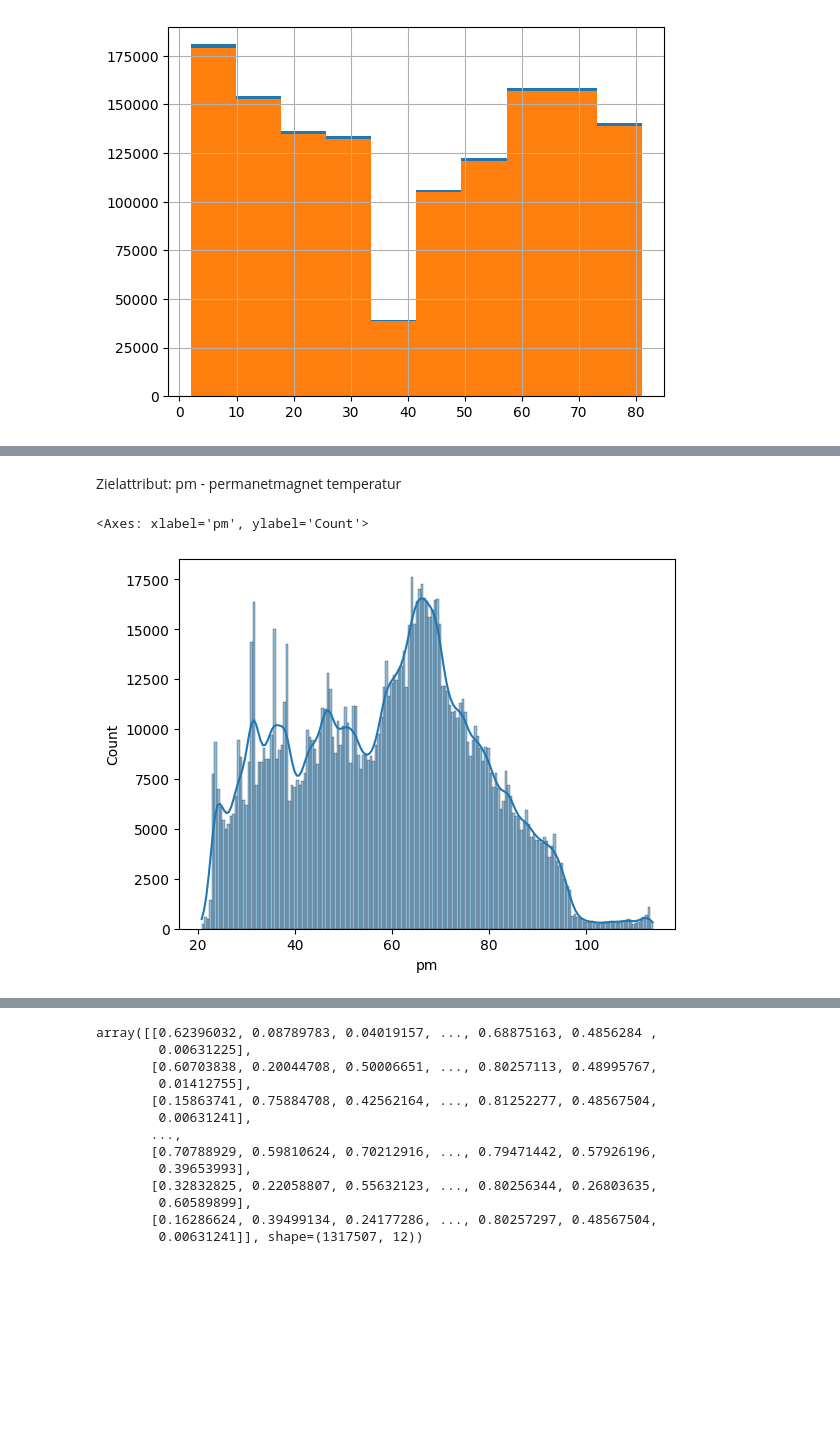
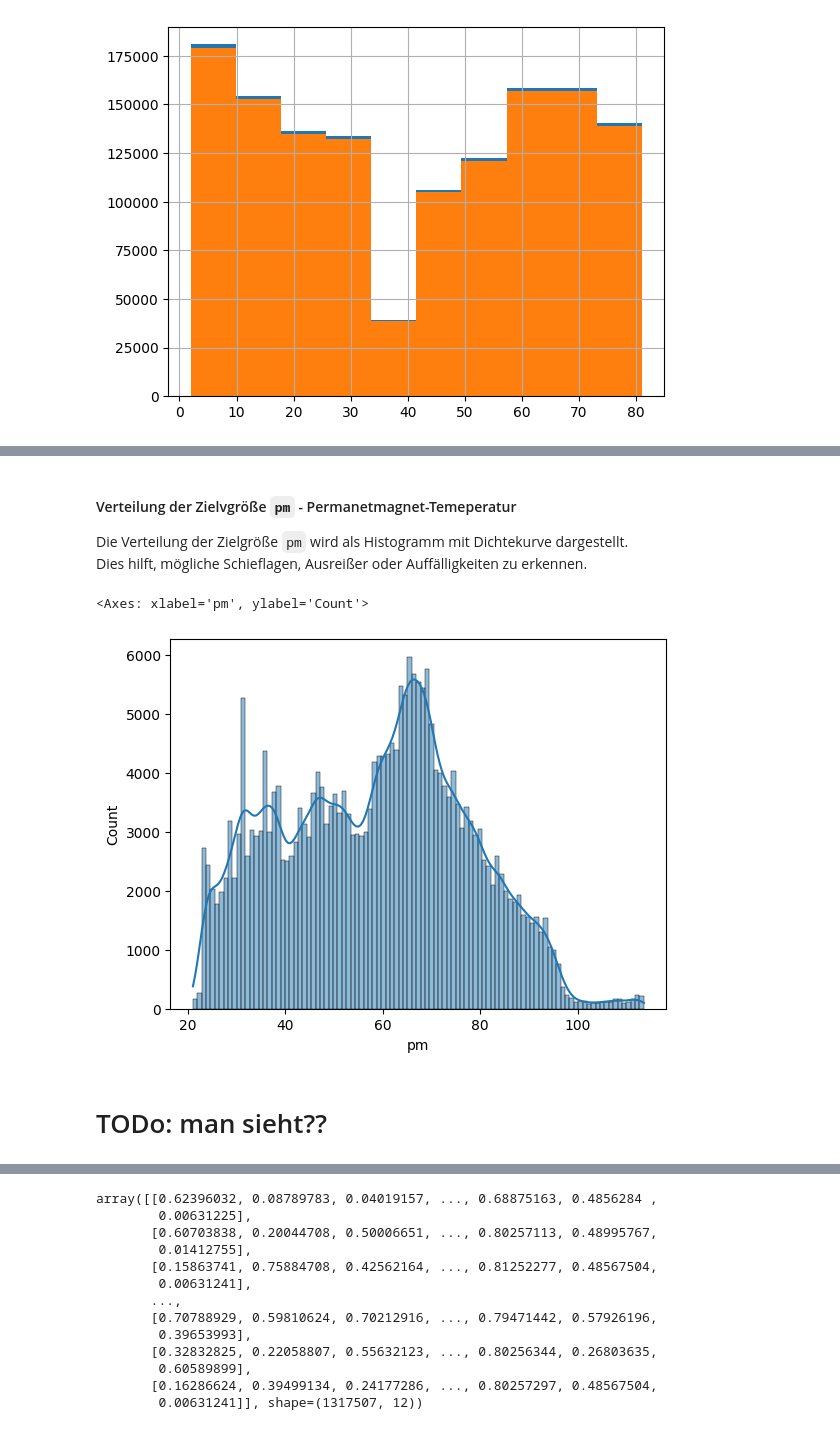
Before and after one commit to fynnbuhl/ML-SS25, a Jupyter notebook: Projekt_Gruppe9_MotorTemperatur.ipynb, the cells around one changed output, grey strips where cells are left out. Drawn from its saved outputs; the diff is of its cells as text; code cells hidden in the pictures; blank space fills up the shorter version.

```diff
--- a/Projekt_Gruppe9_MotorTemperatur.ipynb
+++ b/Projekt_Gruppe9_MotorTemperatur.ipynb
@@ -205,3 +267,11 @@ Name: profile_id, dtype: float64
 # %%
-# copy of the training set
-motor = strat_train_set.copy()
+# copy the training set for exploration
+data_exploration = strat_train_set.copy()
+
+# sample the exploration_set down to 20% of the original trainingset for easy and fast exploration
+split = StratifiedShuffleSplit(n_splits=1, test_size=0.2, random_state=42)
+for _, exploration_index in split.split(data_exploration, data_exploration["profile_id"]):
+    exploration_set = data_exploration.iloc[exploration_index].copy()
+
+
+exploration_set.info()
@@ -208,8 +310,15 @@ motor = strat_train_set.copy()
 # %% [markdown]
-Zielattribut: pm - permanetmagnet temperatur
+#### Verteilung der Zielvgröße `pm` - Permanetmagnet-Temeperatur
+
+Die Verteilung der Zielgröße `pm` wird als Histogramm mit Dichtekurve dargestellt.
+Dies hilft, mögliche Schieflagen, Ausreißer oder Auffälligkeiten zu erkennen.
 # %%
-#Shows distributions, outliers, skewness → very helpful for target variable (pm).
-sns.histplot(motor['pm'], kde=True)
+# Create a histogram of the 'pm' column from the 'exploration_set' DataFrame.
+# Shows the distributions, skewness for target variable (pm).
+# The KDE provides a smoothed representation of the data's distribution.
+sns.histplot(exploration_set['pm'], kde=True)
 # %% [output]
 <Axes: xlabel='pm', ylabel='Count'>
-[figure, old version]
+[figure, new version]
+# %% [markdown]
+# TODo: man sieht??
```
Also changed, not shown: parts of 44 cells of this notebook.
